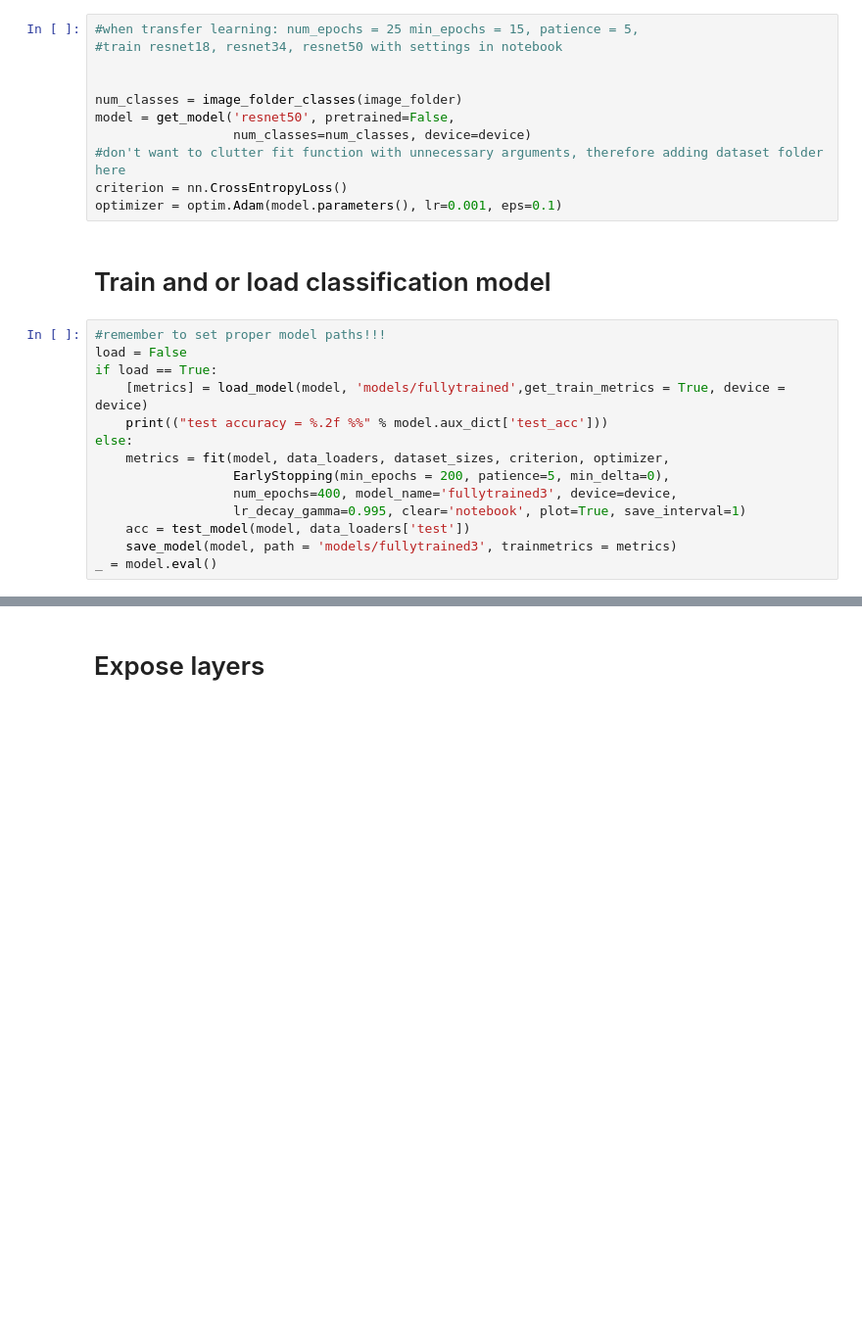
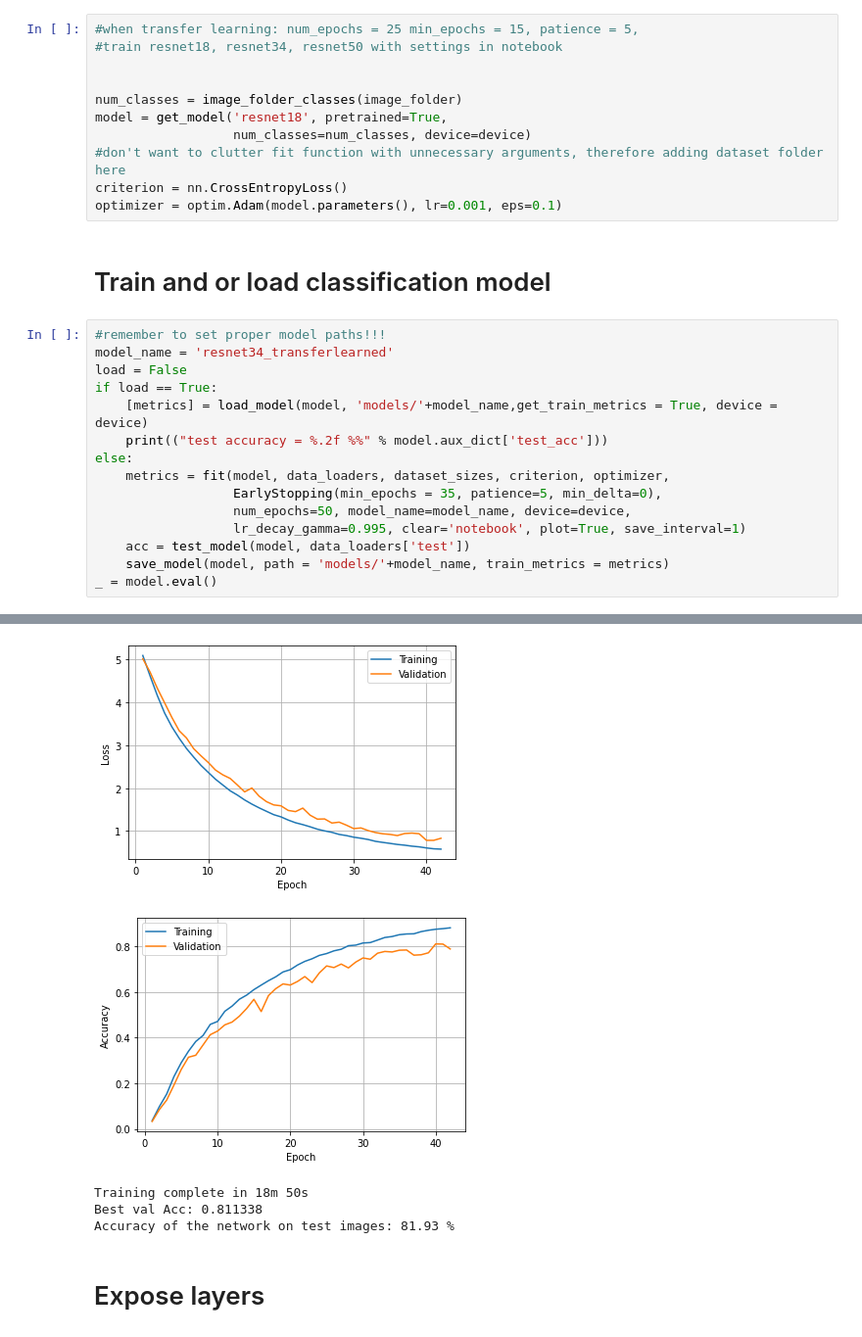
Before and after one commit to JackismyShephard/eternal-bugshine, a Jupyter notebook: playground.ipynb, the cells around one changed output, grey strips where cells are left out. Shown at 98% size. Drawn from its saved outputs; the diff is of its cells as text; blank space fills up the shorter version.

Commit message:
add playground with settings to be used for meeting images
Signed-off-by: pants007 <qrw992@alumni.ku.dk>

```diff
--- a/playground.ipynb
+++ b/playground.ipynb
@@ -67,7 +67,7 @@ show_img(image_grid, figsize=(20, 20))
 
 
 num_classes = image_folder_classes(image_folder)
-model = get_model('resnet50', pretrained=False,
+model = get_model('resnet18', pretrained=True,
                   num_classes=num_classes, device=device)
 #don't want to clutter fit function with unnecessary arguments, therefore adding dataset folder here
 criterion = nn.CrossEntropyLoss()
@@ -76,15 +76,17 @@ optimizer = optim.Adam(model.parameters(), lr=0.001, eps=0.1)
 # Train and or load classification model
 # %%
 #remember to set proper model paths!!!
+model_name = 'resnet34_transferlearned'
 load = False
 if load == True:
-    [metrics] = load_model(model, 'models/fullytrained',get_train_metrics = True, device = device)
+    [metrics] = load_model(model, 'models/'+model_name,get_train_metrics = True, device = device)
     print(("test accuracy = %.2f %%" % model.aux_dict['test_acc']))
 else:
     metrics = fit(model, data_loaders, dataset_sizes, criterion, optimizer,
-                  EarlyStopping(min_epochs = 200, patience=5, min_delta=0),
-                  num_epochs=400, model_name='fullytrained3', device=device,
+                  EarlyStopping(min_epochs = 35, patience=5, min_delta=0),
+                  num_epochs=50, model_name=model_name, device=device,
                   lr_decay_gamma=0.995, clear='notebook', plot=True, save_interval=1)
     acc = test_model(model, data_loaders['test'])
-    save_model(model, path = 'models/fullytrained3', trainmetrics = metrics)
+    save_model(model, path = 'models/'+model_name, train_metrics = metrics)
 _ = model.eval()
+# %% [output]
@@ -91,3 +97,8 @@ _ = model.eval()
+[figure, added]
+[figure, added]
+Training complete in 18m 50s
+Best val Acc: 0.811338
+Accuracy of the network on test images: 81.93 %
 # %% [markdown]
 # Expose layers
 # %%
```
Also changed, not shown: parts of 4 cells of this notebook.
